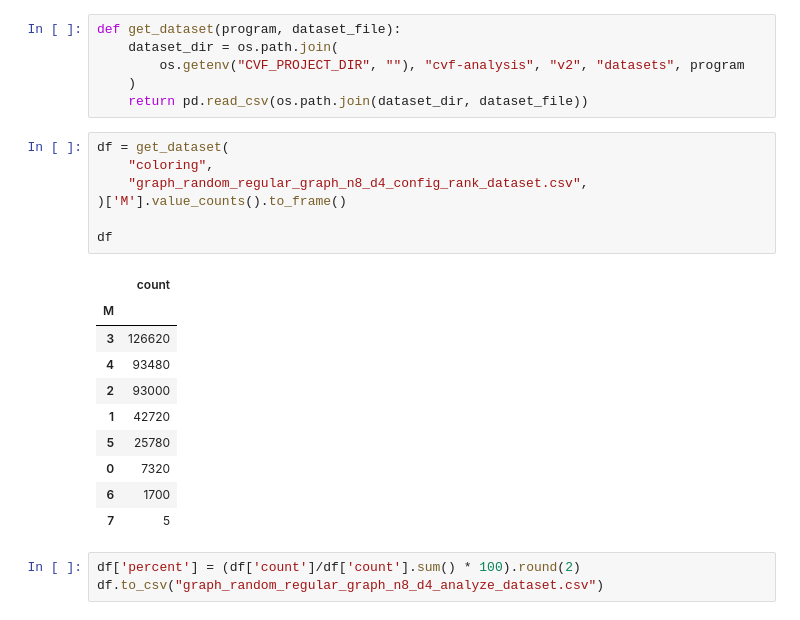
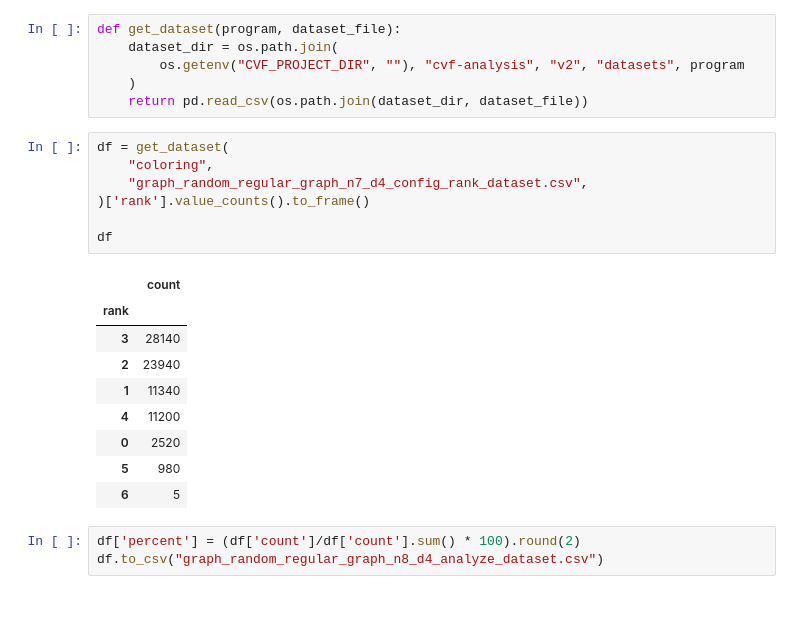
Before and after one commit to amitgaru2/cvf-python-gnn, a Jupyter notebook: gnn/v2/analyze_dataset.ipynb, the cells around one changed output. Saved outputs shown, nothing was run; the diff lists cells and outputs as text.

```diff
--- a/gnn/v2/analyze_dataset.ipynb
+++ b/gnn/v2/analyze_dataset.ipynb
@@ -11,21 +11,20 @@ def get_dataset(program, dataset_file):
 # %%
 df = get_dataset(
     "coloring",
-    "graph_random_regular_graph_n8_d4_config_rank_dataset.csv",
-)['M'].value_counts().to_frame()
+    "graph_random_regular_graph_n7_d4_config_rank_dataset.csv",
+)['rank'].value_counts().to_frame()
 
 df
 # %% [output]
 |  | count |
-| M |  |
-| 3 | 126620 |
-| 4 | 93480 |
-| 2 | 93000 |
-| 1 | 42720 |
-| 5 | 25780 |
-| 0 | 7320 |
-| 6 | 1700 |
-| 7 | 5 |
+| rank |  |
+| 3 | 28140 |
+| 2 | 23940 |
+| 1 | 11340 |
+| 4 | 11200 |
+| 0 | 2520 |
+| 5 | 980 |
+| 6 | 5 |
 # %%
 df['percent'] = (df['count']/df['count'].sum() * 100).round(2)
 df.to_csv("graph_random_regular_graph_n8_d4_analyze_dataset.csv")
```
Also changed, not shown: parts of 1 cell of this notebook, 37 other files.
